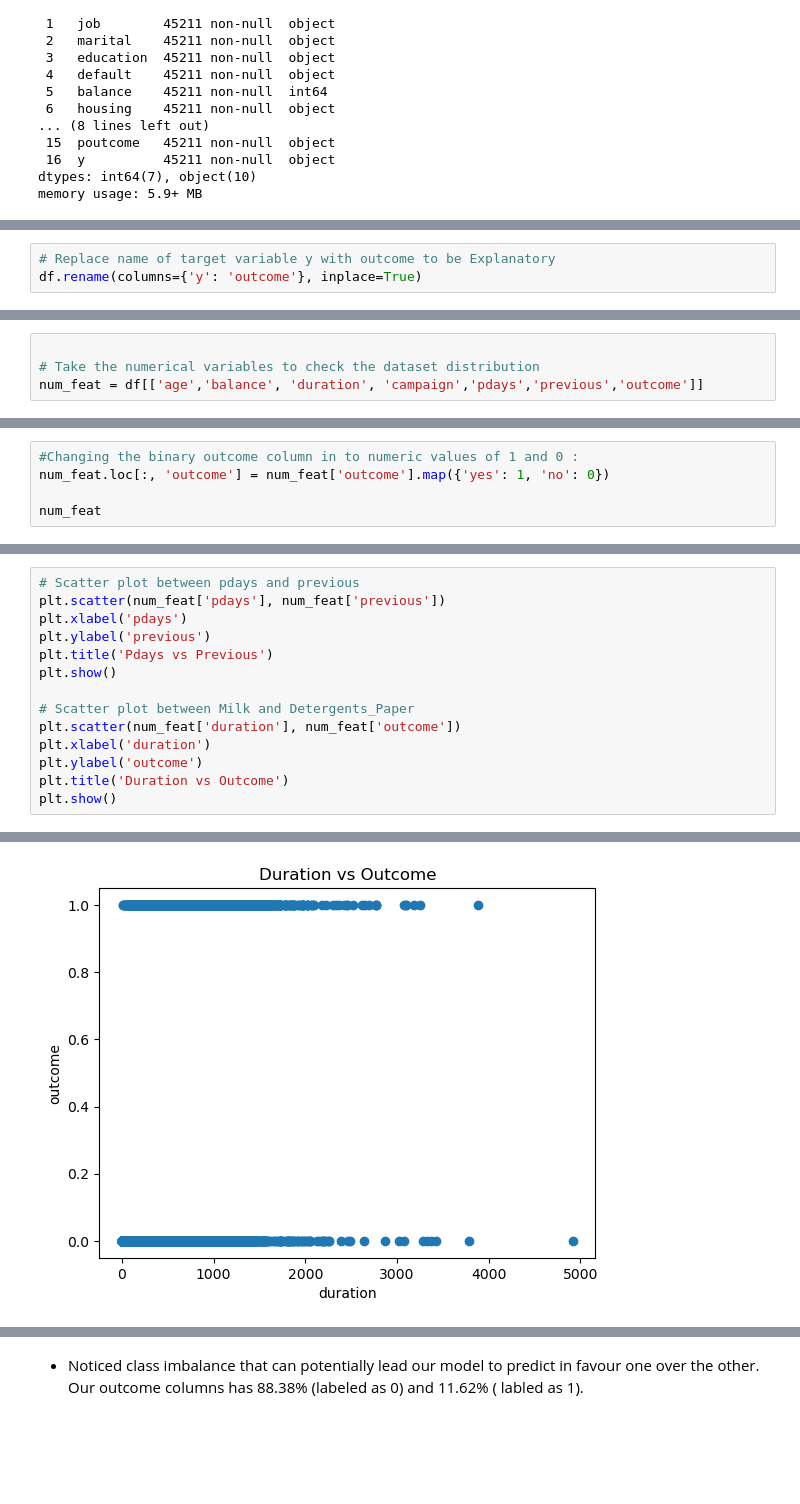
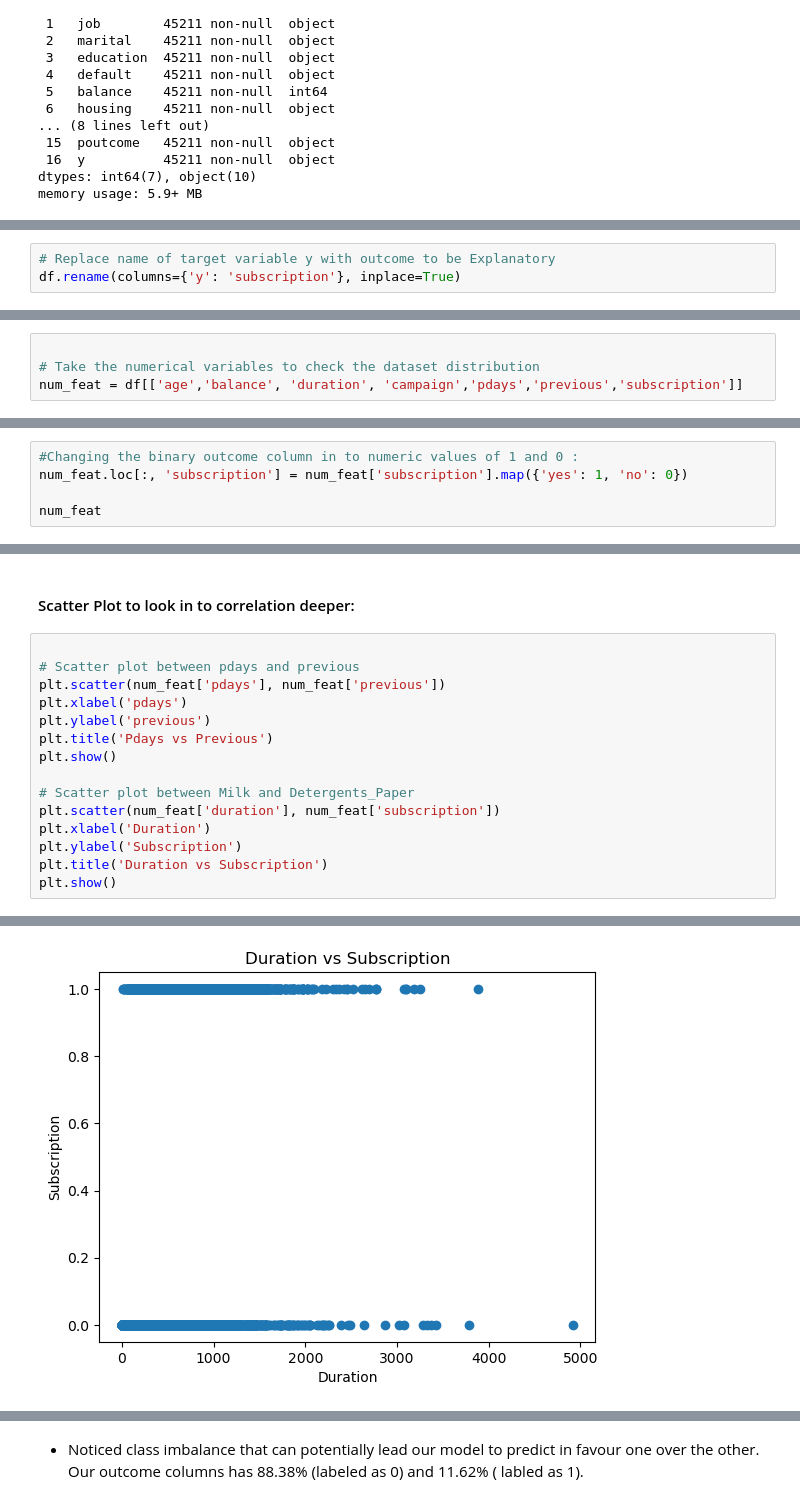
Before and after one commit to Tesfalem1983/Final-Project-LHL, a Jupyter notebook: Final_Project_SL.ipynb, the cells around one changed output, grey strips where cells are left out. Drawn from its saved outputs; the diff is of its cells as text; blank space fills up the shorter version.

```diff
--- a/Final_Project_SL.ipynb
+++ b/Final_Project_SL.ipynb
@@ -80,6 +91,6 @@ df
 # %%
 # Replace name of target variable y with outcome to be Explanatory
-df.rename(columns={'y': 'outcome'}, inplace=True)
+df.rename(columns={'y': 'subscription'}, inplace=True)
 # %%
 # Drop the rows that have the label "unknown" in both the job & education columns:
 df.drop(df[(df['job'] == 'unknown') | (df['education'] == 'unknown')].index, inplace=True)
@@ -101,7 +97,7 @@ df
 # %%
 
 # Take the numerical variables to check the dataset distribution
-num_feat = df[['age','balance', 'duration', 'campaign','pdays','previous','outcome']]
+num_feat = df[['age','balance', 'duration', 'campaign','pdays','previous','subscription']]
 # %%
 for column in num_feat:
     sns.displot(num_feat[column])
@@ -118,6 +115,6 @@ for column in num_feat:
 # %%
 #Changing the binary outcome column in to numeric values of 1 and 0 :
-num_feat.loc[:, 'outcome'] = num_feat['outcome'].map({'yes': 1, 'no': 0})
+num_feat.loc[:, 'subscription'] = num_feat['subscription'].map({'yes': 1, 'no': 0})
 
 num_feat
 # %% [output]
@@ -146,19 +146,22 @@ plt.show()
+# %% [markdown]
+#### Scatter Plot to look in to correlation deeper:
 # %%
+
 # Scatter plot between pdays and previous
 plt.scatter(num_feat['pdays'], num_feat['previous'])
 plt.xlabel('pdays')
 plt.ylabel('previous')
 plt.title('Pdays vs Previous')
 plt.show()
 
 # Scatter plot between Milk and Detergents_Paper
-plt.scatter(num_feat['duration'], num_feat['outcome'])
-plt.xlabel('duration')
-plt.ylabel('outcome')
-plt.title('Duration vs Outcome')
+plt.scatter(num_feat['duration'], num_feat['subscription'])
+plt.xlabel('Duration')
+plt.ylabel('Subscription')
+plt.title('Duration vs Subscription')
 plt.show()
 # %% [output]
 [figure]
-[figure, old version]
+[figure, new version]
 # %%
 # Check Class imbalance in the outcome column:
```
Also changed, not shown: parts of 24 cells of this notebook.
